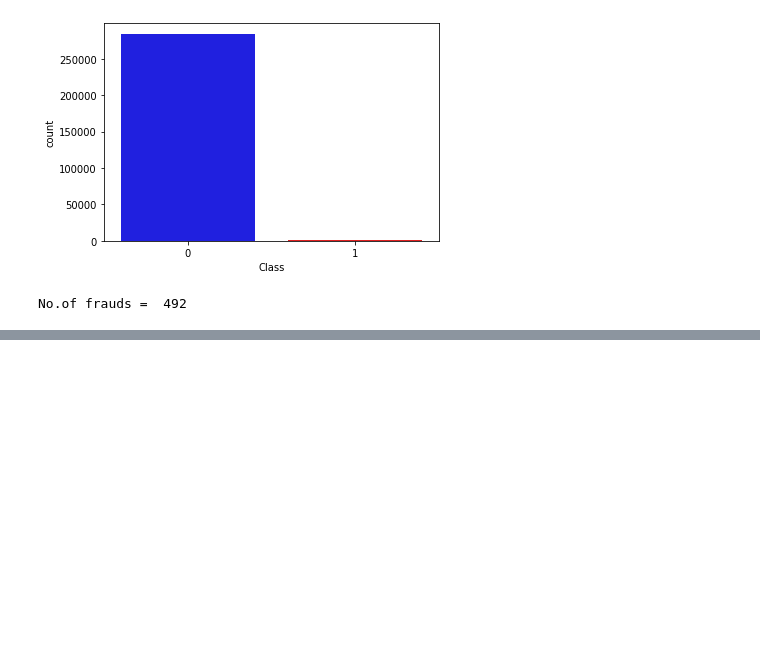
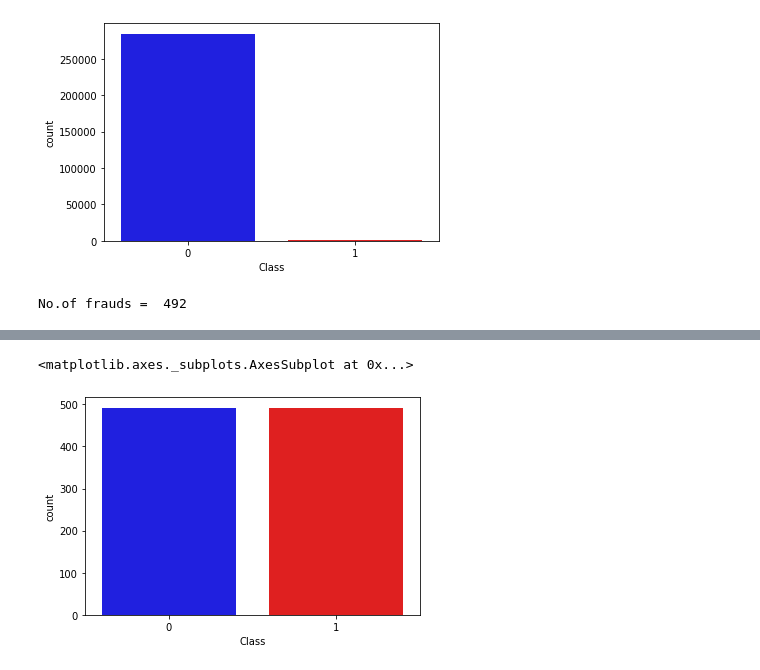
Before and after one commit to ApoorvaNamala/Credit-Card-Fraud-Detection, a Jupyter notebook: CreditCardFraudDetection.ipynb, the cells around one changed output, grey strips where cells are left out. Cells and saved outputs as stored; diff of their text form; code cells hidden in the pictures; blank space fills up the shorter version.

```diff
--- a/CreditCardFraudDetection.ipynb
+++ b/CreditCardFraudDetection.ipynb
@@ -88,0 +155,7 @@ No.of frauds =  492
+# %%
+data = data.sample(frac=1)
+fraud_data = data.loc[data['Class'] == 1]
+non_fraud_data = data.loc[data['Class'] == 0][:492]
+normal_distributed_data = pd.concat([fraud_data, non_fraud_data])
+new_data = normal_distributed_data.sample(frac=1, random_state=42)
+new_data
@@ -88,0 +176,6 @@ No.of frauds =  492
+# %%
+colors = ["blue", "red"]
+sns.countplot('Class', data=new_data, palette=colors)
+# %% [output]
+<matplotlib.axes._subplots.AxesSubplot at 0x...>
+[figure, added]
```
Also changed, not shown: parts of 27 cells of this notebook.
